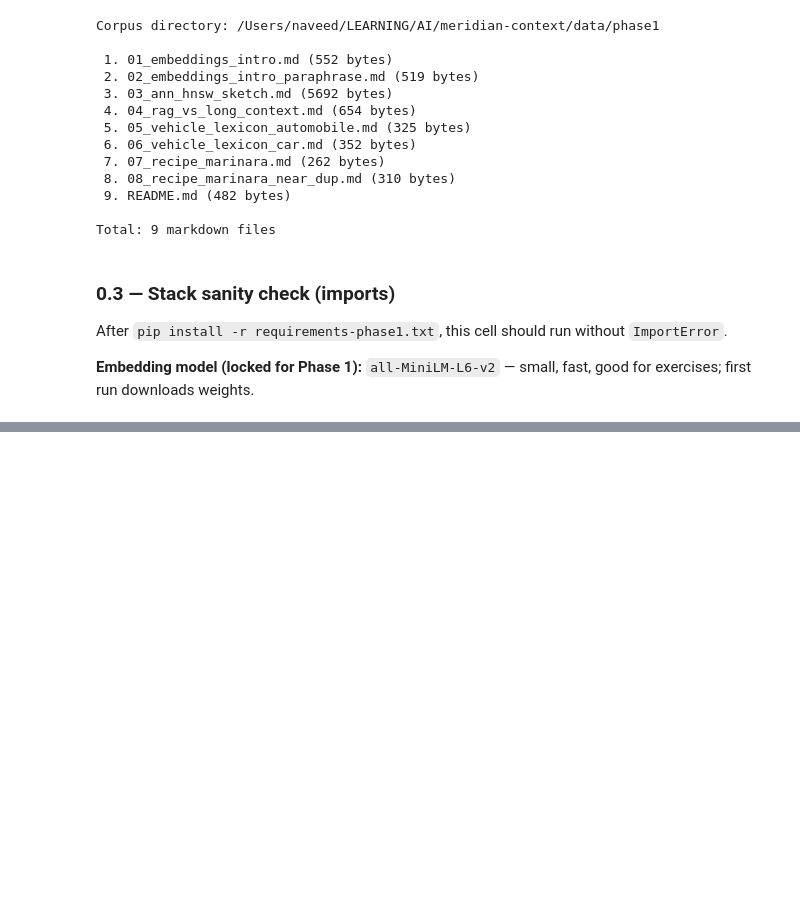
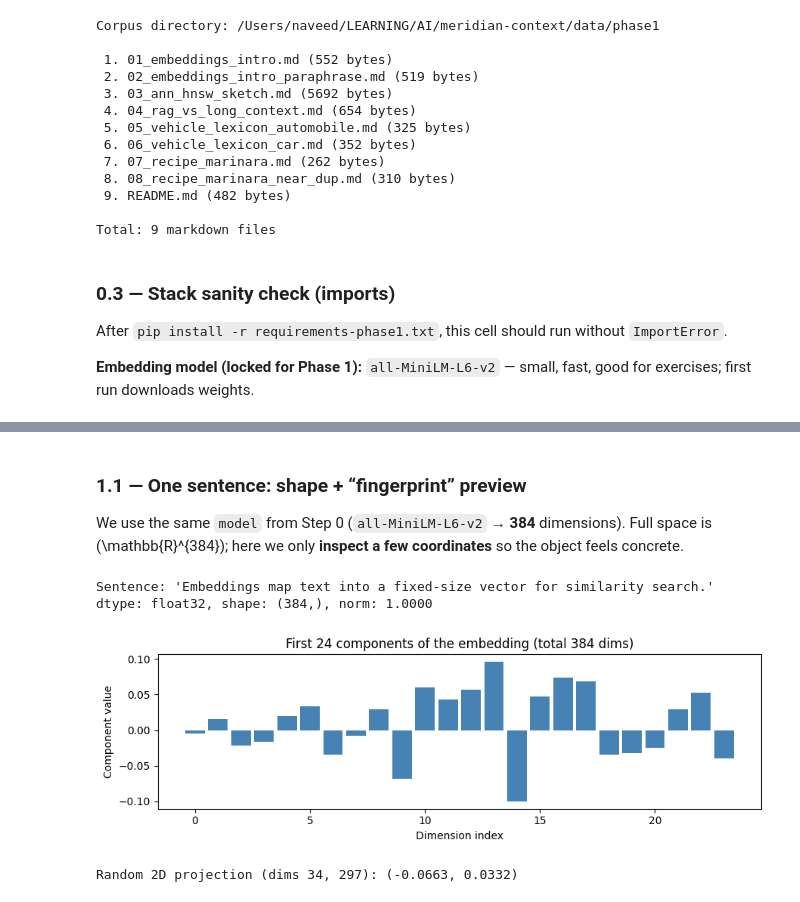
Before and after one commit to naveed949/meridian-context, a Jupyter notebook: notebooks/phase1_dense_rag_baseline.ipynb, the cells around one changed output, grey strips where cells are left out. Drawn from its saved outputs; the diff is of its cells as text; code cells hidden in the pictures; blank space fills up the shorter version.

```diff
--- a/notebooks/phase1_dense_rag_baseline.ipynb
+++ b/notebooks/phase1_dense_rag_baseline.ipynb
@@ -90,0 +108,32 @@ Embedding shape: (1, 384)  (batch, dims)
+# %% [markdown]
+### 1.1 — One sentence: shape + “fingerprint” preview
+
+We use the same `model` from Step 0 (`all-MiniLM-L6-v2` → **384** dimensions). Full space is \(\mathbb{R}^{384}\); here we only **inspect a few coordinates** so the object feels concrete.
+# %%
+import matplotlib.pyplot as plt
+
+one_sentence = "Embeddings map text into a fixed-size vector for similarity search."
+vec = model.encode([one_sentence], convert_to_numpy=True)[0]
+
+print(f"Sentence: {one_sentence!r}")
+print(f"dtype: {vec.dtype}, shape: {vec.shape}, norm: {np.linalg.norm(vec):.4f}")
+
+# First 24 dimensions (enough to see structure without clutter)
+n_show = 24
+fig, ax = plt.subplots(figsize=(9, 3))
+ax.bar(np.arange(n_show), vec[:n_show], color="steelblue", width=0.85)
+ax.set_xlabel("Dimension index")
+ax.set_ylabel("Component value")
+ax.set_title(f"First {n_show} components of the embedding (total {vec.shape[0]} dims)")
+plt.tight_layout()
+plt.show()
+
+# Optional: two random dimensions as a 2D stand-in for "projection"
+rng = np.random.default_rng(42)
+i, j = rng.choice(vec.shape[0], size=2, replace=False)
+print(f"\nRandom 2D projection (dims {i}, {j}): ({vec[i]:.4f}, {vec[j]:.4f})")
+# %% [output]
+Sentence: 'Embeddings map text into a fixed-size vector for similarity search.'
+dtype: float32, shape: (384,), norm: 1.0000
+[figure, added]
+Random 2D projection (dims 34, 297): (-0.0663, 0.0332)
```
Also changed, not shown: parts of 8 cells of this notebook, 3 other files.
